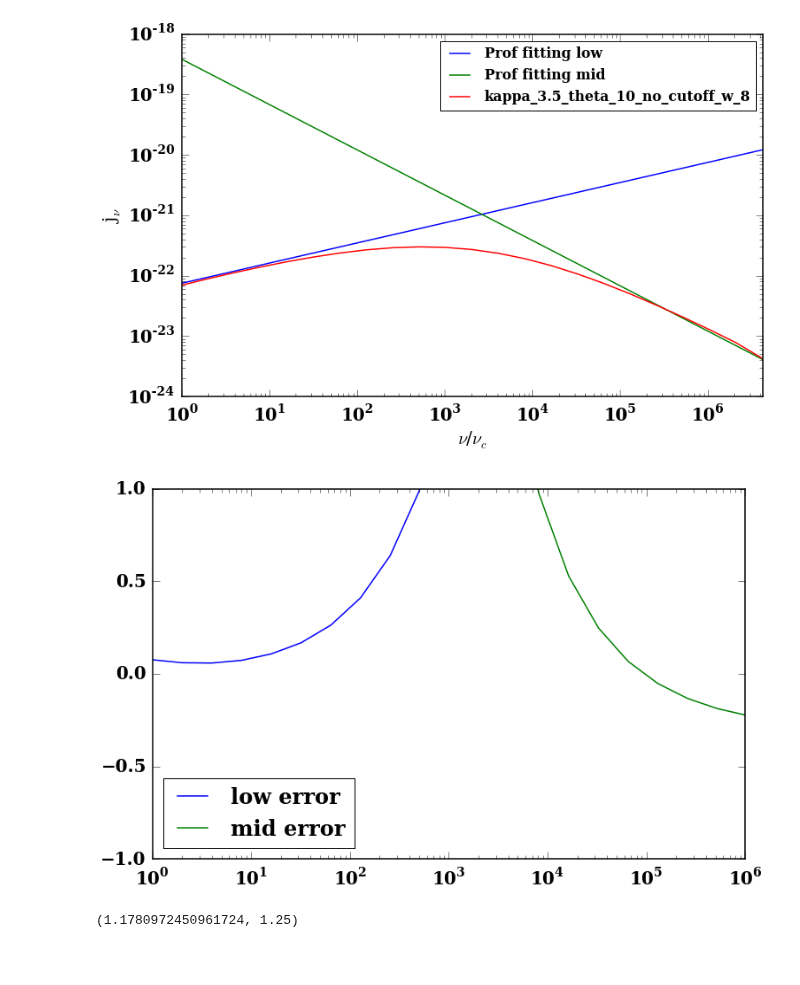
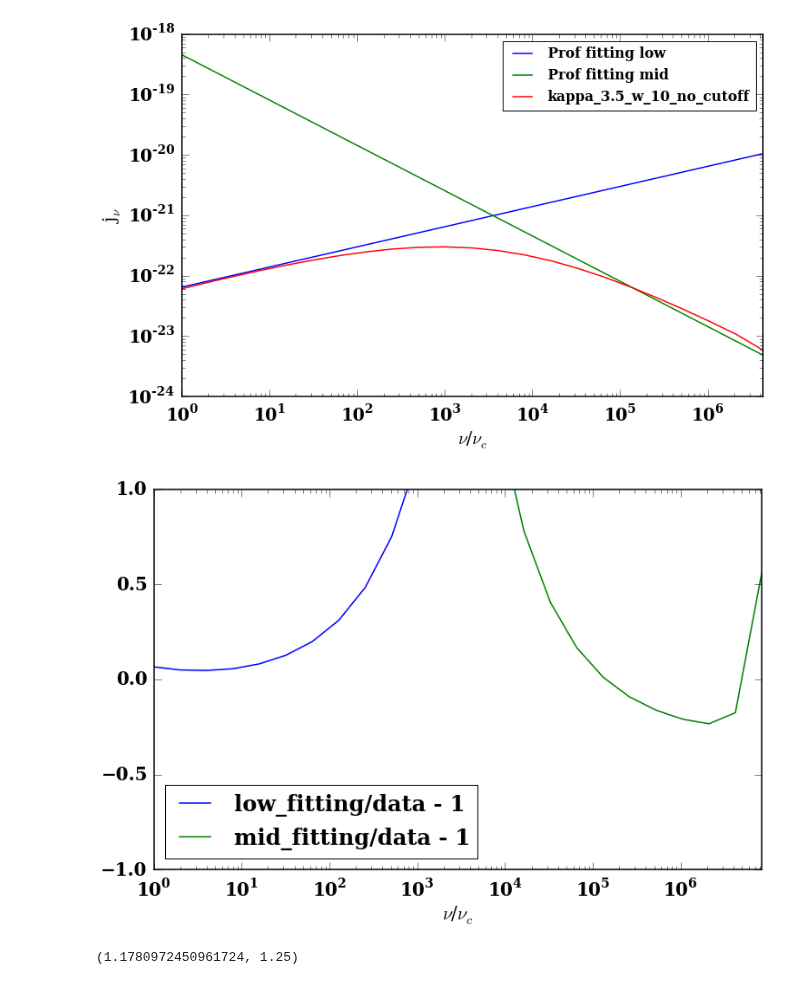
Before and after one commit to ZhaoweiZ/kappa_summer, a Jupyter notebook: finding_fitting_formula_to_kappa_2.ipynb, the cells around one changed output. Cells and saved outputs as stored; diff of their text form; code cells hidden in the pictures; blank space fills up the shorter version.

```diff
--- a/finding_fitting_formula_to_kappa_2.ipynb
+++ b/finding_fitting_formula_to_kappa_2.ipynb
@@ -47,7 +47,7 @@ pl.rcParams['ytick.direction']  = 'in'
 #c = 1.
 theta_e = 10.
 #w without specific declear should of value 10
-w = 8.
+w = 10.
 #theta_e_1 = 10.
 #nu_c = 1
 #B = 10.
@@ -162,7 +162,7 @@ x = np.arange(0, 1.677722e+07, 1)
 
 pl.loglog(data_kappa_3_5_C_theta_10_no_cutoff[:,0], emi_fitting_low_prof(data_kappa_3_5_C_theta_10_no_cutoff[:,0] * nu_c), label = 'Prof fitting low')
 
-pl.loglog(data_kappa_3_5_C_theta_10_no_cutoff[:,0], (np.pi * (3./8.)) * emi_fitting_mid_prof(data_kappa_3_5_C_theta_10_no_cutoff[:,0] * nu_c), label = 'Prof fitting mid')
+pl.loglog(data_kappa_3_5_C_theta_10_no_cutoff[:,0], emi_fitting_mid_prof(data_kappa_3_5_C_theta_10_no_cutoff[:,0] * nu_c), label = 'Prof fitting mid')
 
 
 
@@ -192,8 +192,8 @@ def hahah(x):
 #pl.loglog(x, kappa_middle_freg(x * nu_c)/2, label = 'fitting_kappa_mid_freg')
 #pl.loglog(x, kappa_middle_freg(x * nu_c), label = 'fitting_kappa_mid_freg')
 #pl.loglog(data_kappa_3_5_C_theta_10[:,0], data_kappa_3_5_C_theta_10[:, 1], label = 'kappa_3.5_theta_10')
-#pl.loglog(data_kappa_3_5_C_theta_10_no_cutoff[:,0], data_kappa_3_5_C_theta_10_no_cutoff[:, 1], label = 'kappa_3.5_theta_10_no_cutoff')
-pl.loglog(data_kappa_3_5_C_theta_10_no_cutoff_w_8[:,0], data_kappa_3_5_C_theta_10_no_cutoff_w_8[:, 1], label = 'kappa_3.5_theta_10_no_cutoff_w_8')
+pl.loglog(data_kappa_3_5_C_theta_10_no_cutoff[:,0], data_kappa_3_5_C_theta_10_no_cutoff[:, 1], label = 'kappa_3.5_w_10_no_cutoff')
+#pl.loglog(data_kappa_3_5_C_theta_10_no_cutoff_w_8[:,0], data_kappa_3_5_C_theta_10_no_cutoff_w_8[:, 1], label = 'kappa_3.5_theta_10_no_cutoff_w_8')
 #pl.loglog(data_kappa_3_5_C_theta_10_no_cutoff_w_6[:,0], data_kappa_3_5_C_theta_10_no_cutoff_w_6[:, 1], label = 'kappa_3.5_theta_10_no_cutoff_w_6')
 #pl.loglog(data_kappa_3_5_C_theta_10_no_cutoff_w_4[:,0], data_kappa_3_5_C_theta_10_no_cutoff_w_4[:, 1], label = 'kappa_3.5_theta_10_no_cutoff_w_4')
 
@@ -237,7 +237,7 @@ def error_here_here(x):
 
 #print 8. * np.pi**3
 # %% [output]
-[figure, old version]
+[figure, new version]
 # %%
 def error_low():
 
@@ -253,48 +253,53 @@ def error_low():
 
     ans_k_3_5_w_3_low = emi_fitting_low_prof(x_axis * nu_c)/data_kappa_3_5_C_theta_10_no_cutoff_w_3[:, 1] - 1
 
-    ans_k_5_w_10_low = emi_fitting_low_prof(x_axis * nu_c)/data_kappa_5_C_theta_10_no_cutoff_w_10[:, 1] - 1
+    ans_k_5_w_10_low =  emi_fitting_low_prof(x_axis * nu_c)/data_kappa_5_C_theta_10_no_cutoff_w_10[:, 1] - 1
 
     ans_k_5_w_8_low = emi_fitting_low_prof(x_axis * nu_c)/data_kappa_5_C_theta_10_no_cutoff_w_8[:, 1] - 1
 
-    return ans_k_3_5_w_8_low
+    return ans_k_3_5_w_10_low
 
 
 
 def error_mid():
 
     x_axis = data_kappa_3_5_C_theta_10_no_cutoff[:,0]
 
-    ans_k_3_5_w_10_mid = emi_fitting_mid_prof(x_axis * nu_c)/data_kappa_3_5_C_theta_10_no_cutoff[:, 1] - 1
+    ans_k_3_5_w_10_mid =  emi_fitting_mid_prof(x_axis * nu_c)/data_kappa_3_5_C_theta_10_no_cutoff[:, 1] - 1
 
-    ans_k_3_5_w_8_mid = emi_fitting_mid_prof(x_axis * nu_c)/data_kappa_3_5_C_theta_10_no_cutoff_w_8[:, 1] - 1
+    ans_k_3_5_w_8_mid = (5./4.) * emi_fitting_mid_prof(x_axis * nu_c)/data_kappa_3_5_C_theta_10_no_cutoff_w_8[:, 1] - 1
 
-    ans_k_3_5_w_6_mid = emi_fitting_mid_prof(x_axis * nu_c)/data_kappa_3_5_C_theta_10_no_cutoff_w_6[:, 1] - 1
+    ans_k_3_5_w_6_mid = (5./4.) * emi_fitting_mid_prof(x_axis * nu_c)/data_kappa_3_5_C_theta_10_no_cutoff_w_6[:, 1] - 1
 
-    ans_k_3_5_w_4_mid = emi_fitting_mid_prof(x_axis * nu_c)/data_kappa_3_5_C_theta_10_no_cutoff_w_4[:, 1] - 1
+    ans_k_3_5_w_4_mid = (5./4.) * emi_fitting_mid_prof(x_axis * nu_c)/data_kappa_3_5_C_theta_10_no_cutoff_w_4[:, 1] - 1
 
-    ans_k_3_5_w_3_mid = emi_fitting_mid_prof(x_axis * nu_c)/data_kappa_3_5_C_theta_10_no_cutoff_w_3[:, 1] - 1
+    ans_k_3_5_w_3_mid = (5./4.) * emi_fitting_mid_prof(x_axis * nu_c)/data_kappa_3_5_C_theta_10_no_cutoff_w_3[:, 1] - 1
 
-    ans_k_5_w_10_mid = emi_fitting_mid_prof(x_axis * nu_c)/data_kappa_5_C_theta_10_no_cutoff_w_10[:, 1] - 1
+    ans_k_5_w_10_mid = (5./4.) * emi_fitting_mid_prof(x_axis * nu_c)/data_kappa_5_C_theta_10_no_cutoff_w_10[:, 1] - 1
 
-    ans_k_5_w_8_mid = emi_fitting_mid_prof(x_axis * nu_c)/data_kappa_5_C_theta_10_no_cutoff_w_8[:, 1] - 1
+    ans_k_5_w_8_mid = (5./4.) * emi_fitting_mid_prof(x_axis * nu_c)/data_kappa_5_C_theta_10_no_cutoff_w_8[:, 1] - 1
 
-    return ans_k_3_5_w_8_mid
+    return ans_k_3_5_w_10_mid
 
 
 
-pl.semilogx(data_kappa_3_5_C_theta_10_no_cutoff[:,0], error_low(), label = 'low error')
-pl.semilogx(data_kappa_3_5_C_theta_10_no_cutoff[:,0], error_mid(), label = 'mid error')
+pl.semilogx(data_kappa_3_5_C_theta_10_no_cutoff[:,0], error_low(), label = 'low_fitting/data - 1')
+pl.semilogx(data_kappa_3_5_C_theta_10_no_cutoff[:,0], error_mid(), label = 'mid_fitting/data - 1')
 
 
 
 pl.ylim([-1, 1])
-pl.xlim([1, 1e6])
+pl.xlim([1, 8.388608e+06])
+
+pl.xlabel("$\\nu$/$\\nu_c$")
+
+
+
 
 pl.legend(loc = 'lower left')
 pl.show()
 # %% [output]
-[figure, old version]
+[figure, new version]
 # %%
 (np.pi * (3./8.)), 5./4.
 # %% [output]
```
